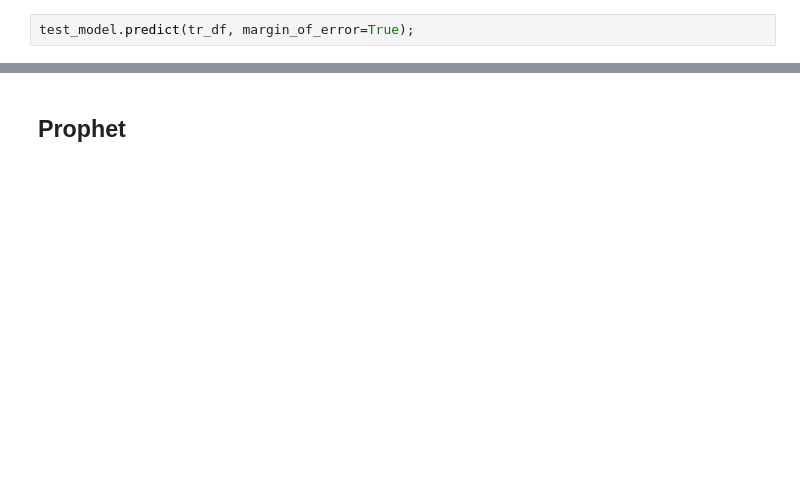
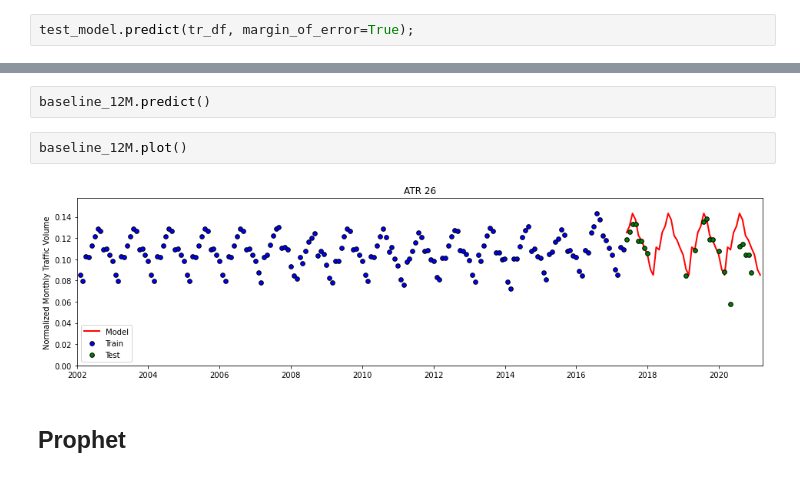
Before and after one commit to nmwodarz/traffic-project, a Jupyter notebook: Capstone 3 - Modeling.ipynb, the cells around one changed output, grey strips where cells are left out. Drawn from its saved outputs; the diff is of its cells as text; blank space fills up the shorter version.

```diff
--- a/Capstone 3 - Modeling.ipynb
+++ b/Capstone 3 - Modeling.ipynb
@@ -729,2 +697,8 @@ test_model.plot(['26','28'], margin_of_error=True, xrange='test', yrange='fit',
+# %%
+baseline_12M.predict()
+# %%
+baseline_12M.plot()
+# %% [output]
+[figure, added]
 # %% [markdown]
 ## Prophet
```
Also changed, not shown: parts of 28 cells of this notebook.
